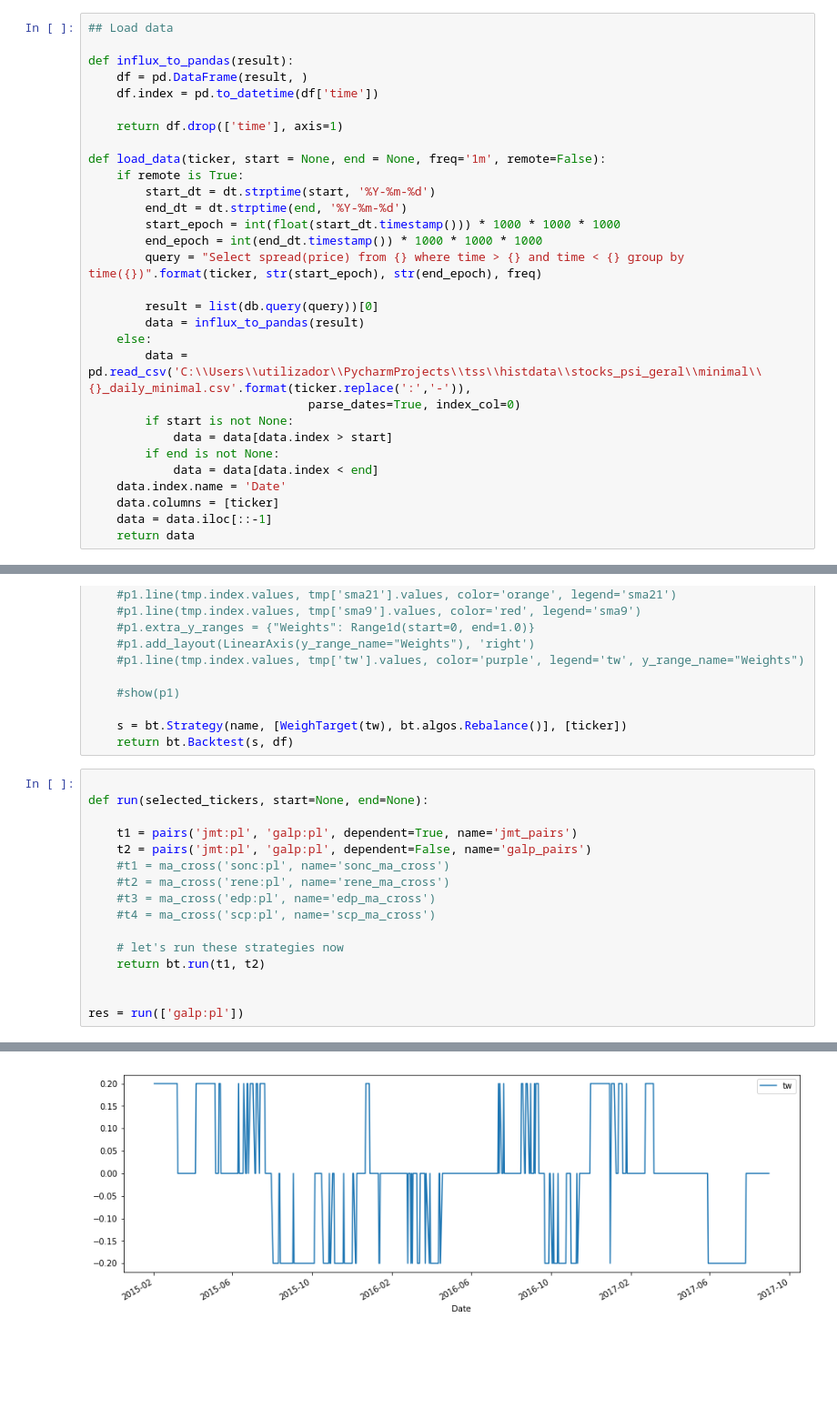
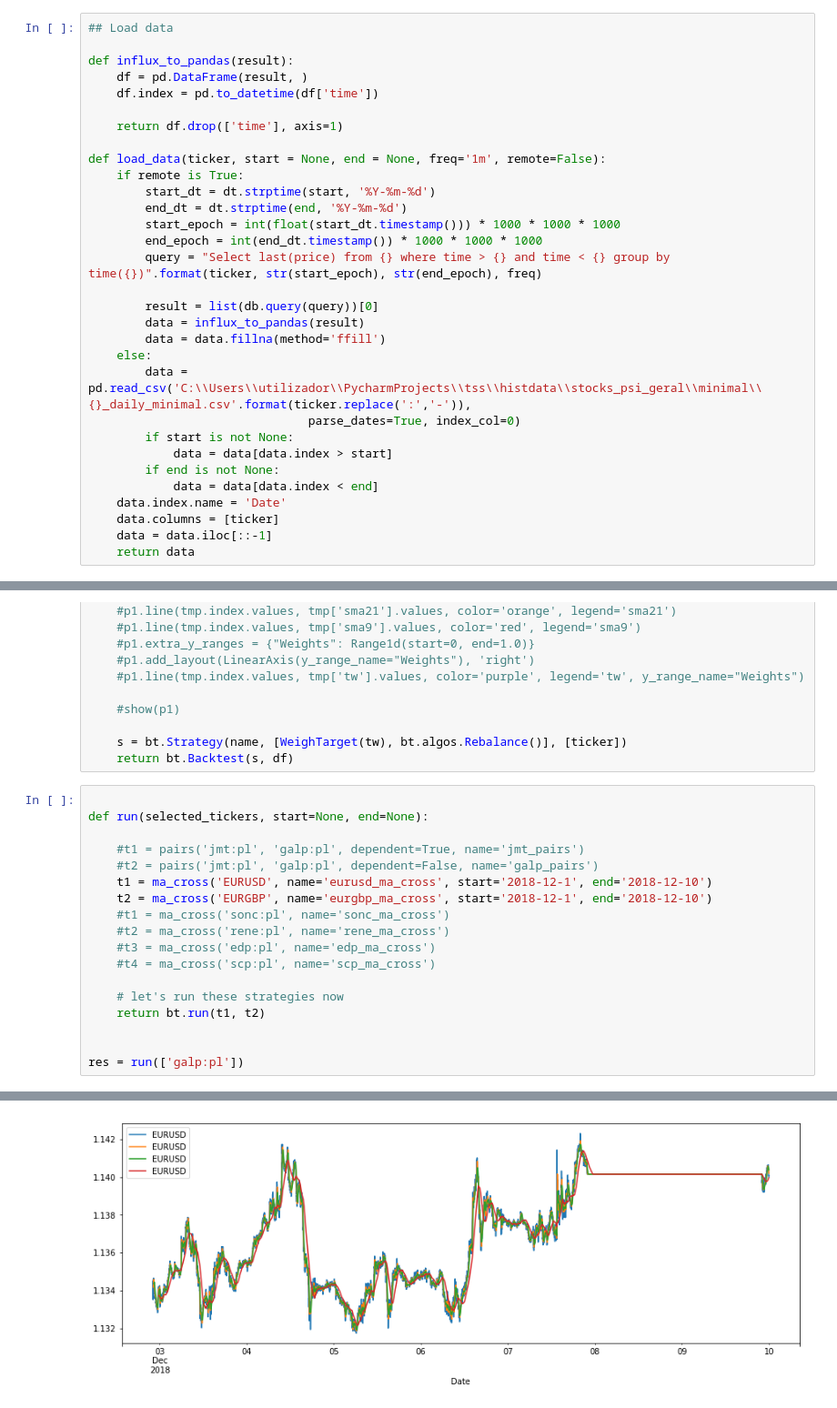
Before and after one commit to mglcampos/tss, a Jupyter notebook: bt-report.ipynb, the cells around one changed output, grey strips where cells are left out. Shown at 91% size. Drawn from its saved outputs; the diff is of its cells as text; blank space fills up the shorter version.

Commit message:
darwinex data gatherer changed

```diff
--- a/bt-report.ipynb
+++ b/bt-report.ipynb
@@ -24,10 +25,11 @@ def load_data(ticker, start = None, end = None, freq='1m', remote=False):
         end_dt = dt.strptime(end, '%Y-%m-%d')
         start_epoch = int(float(start_dt.timestamp())) * 1000 * 1000 * 1000
         end_epoch = int(end_dt.timestamp()) * 1000 * 1000 * 1000
-        query = "Select spread(price) from {} where time > {} and time < {} group by time({})".format(ticker, str(start_epoch), str(end_epoch), freq)
+        query = "Select last(price) from {} where time > {} and time < {} group by time({})".format(ticker, str(start_epoch), str(end_epoch), freq)
 
         result = list(db.query(query))[0]
         data = influx_to_pandas(result)
+        data = data.fillna(method='ffill')
     else:
         data = pd.read_csv('C:\\Users\\utilizador\\PycharmProjects\\tss\\histdata\\stocks_psi_geral\\minimal\\{}_daily_minimal.csv'.format(ticker.replace(':','-')),
                                parse_dates=True, index_col=0)
@@ -284,8 +298,10 @@ def pairs(main_ticker, aux_ticker, dependent=True, start='2015-02-01', end='2017
 
 def run(selected_tickers, start=None, end=None):
 
-    t1 = pairs('jmt:pl', 'galp:pl', dependent=True, name='jmt_pairs')
-    t2 = pairs('jmt:pl', 'galp:pl', dependent=False, name='galp_pairs')
+    #t1 = pairs('jmt:pl', 'galp:pl', dependent=True, name='jmt_pairs')
+    #t2 = pairs('jmt:pl', 'galp:pl', dependent=False, name='galp_pairs')
+    t1 = ma_cross('EURUSD', name='eurusd_ma_cross', start='2018-12-1', end='2018-12-10')
+    t2 = ma_cross('EURGBP', name='eurgbp_ma_cross', start='2018-12-1', end='2018-12-10')
     #t1 = ma_cross('sonc:pl', name='sonc_ma_cross')
     #t2 = ma_cross('rene:pl', name='rene_ma_cross')
     #t3 = ma_cross('edp:pl', name='edp_ma_cross')
@@ -308 +333 @@ jmt_pairs
-[figure, old version]
+[figure, new version]
```
Also changed, not shown: parts of 8 cells of this notebook, 2 other files.
